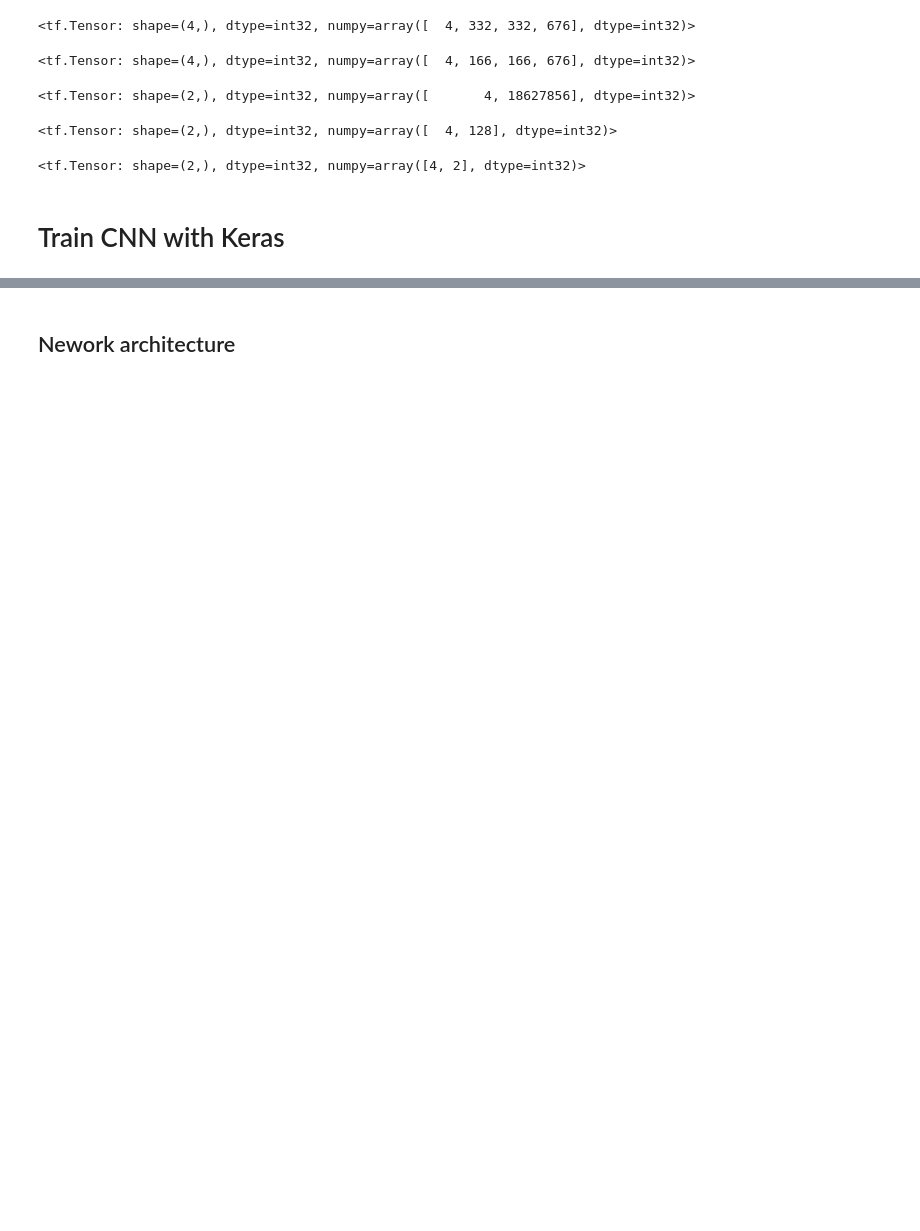
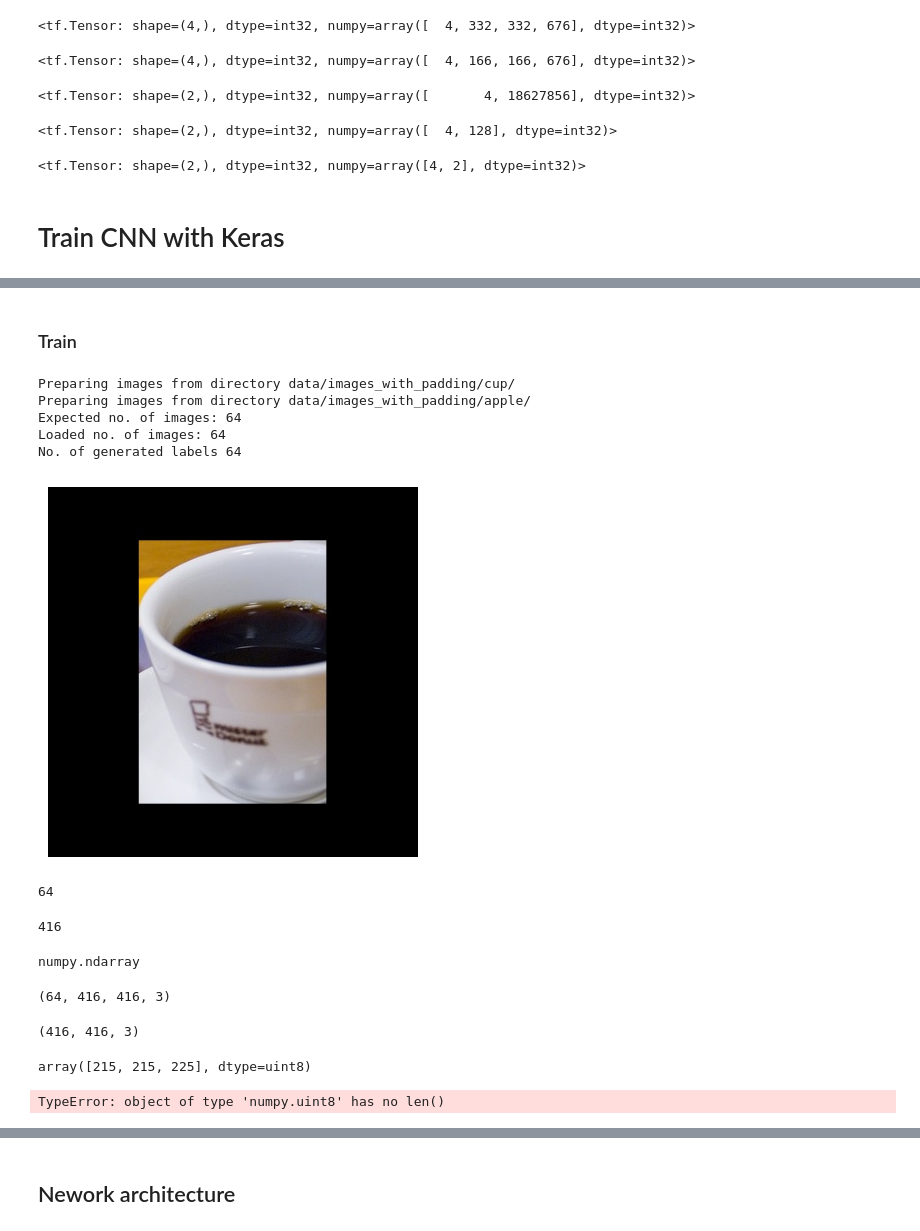
Before and after one commit to NikoletaKocurovaAI/artificial-intelligence, a Jupyter notebook: computer-vision/robot-object-recognition/research/object_classification.ipynb, the cells around one changed output, grey strips where cells are left out. Drawn from its saved outputs; the diff is of its cells as text; code cells hidden in the pictures; blank space fills up the shorter version.

```diff
--- a/computer-vision/robot-object-recognition/research/object_classification.ipynb
+++ b/computer-vision/robot-object-recognition/research/object_classification.ipynb
@@ -642,0 +688,71 @@ plt.show()
+# %% [markdown]
+### Train
+# %%
+
+def load_images(dir_images1: str, dir_images2: str, images_names1: list[str], images_names2: list[str]) -> list[np.ndarray]:
+    loaded_images: list[np.ndarray] = list()
+    images_labels: list[int] = []
+
+    print(f"Preparing images from directory {dir_images1}")
+
+    for image_name in images_names1:
+        loaded_images.append(cv2.cvtColor(cv2.imread(dir_images1 + image_name), cv2.COLOR_BGR2RGB))
+        images_labels.append(1)
+
+    print(f"Preparing images from directory {dir_images2}")
+
+    for image_name in images_names2:
+        loaded_images.append(cv2.cvtColor(cv2.imread(dir_images2 + image_name), cv2.COLOR_BGR2RGB))
+        images_labels.append(2)
+
+    print(f"Expected no. of images: {len(images_names1)+len(images_names2)}")
+    print(f"Loaded no. of images: {len(loaded_images)}")
+    print(f"No. of generated labels {len(images_labels)}")
+
+    image_sample: np.ndarray = loaded_images[0]
+
+    # Plot the image
+    plt.imshow(image_sample)
+    plt.axis('off')  # Turn off axis labels
+    plt.show()
+
+    return np.array(loaded_images), np.array(images_labels, dtype=np.uint8)
+# %%
+
+train_images, train_labels = load_images("data/images_with_padding/cup/", "data/images_with_padding/apple/", train_cups_images_names, train_apples_images_names)
+# %% [output]
+Preparing images from directory data/images_with_padding/cup/
+Preparing images from directory data/images_with_padding/apple/
+Expected no. of images: 64
+Loaded no. of images: 64
+No. of generated labels 64
+[figure, added]
+# %%
+
+len(train_images)
+# %% [output]
+64
+# %%
+
+len(train_images[0])
+# %% [output]
+416
+# %%
+type(train_images)
+# %% [output]
+numpy.ndarray
+# %%
+
+train_images.shape
+# %% [output]
+(64, 416, 416, 3)
+# %%
+
+train_images[0].shape
+# %% [output]
+(416, 416, 3)
+# %%
+
+train_images[0][208, 208]
+# %% [output]
+array([215, 215, 225], dtype=uint8)
@@ -642,0 +763,5 @@ plt.show()
+# %%
+
+len(train_labels[0])
+# %% [output]
+TypeError: object of type 'numpy.uint8' has no len()
```
Also changed, not shown: parts of 102 cells of this notebook, 1 other file.
